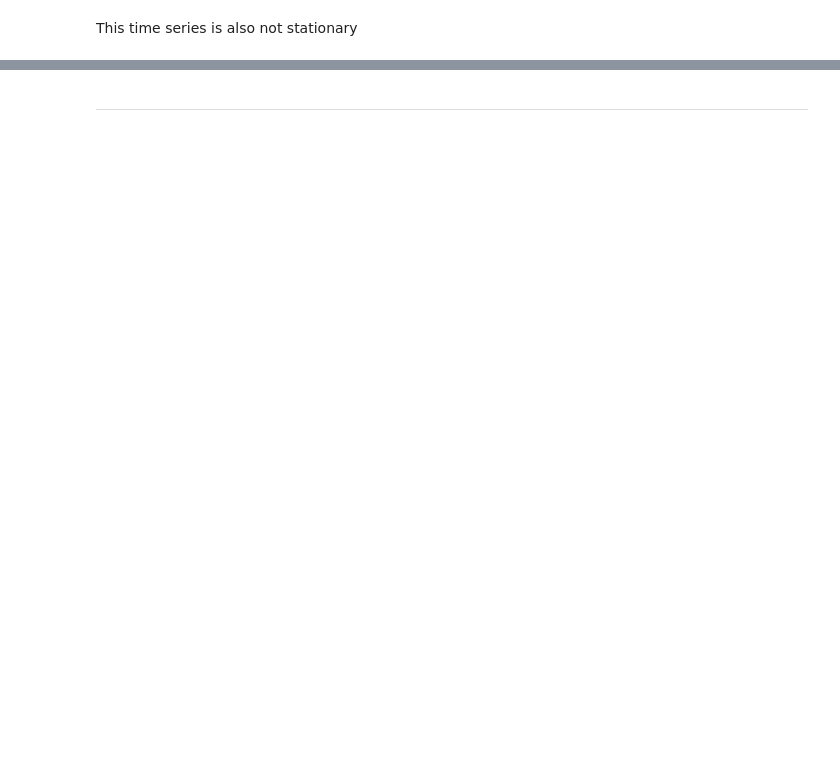
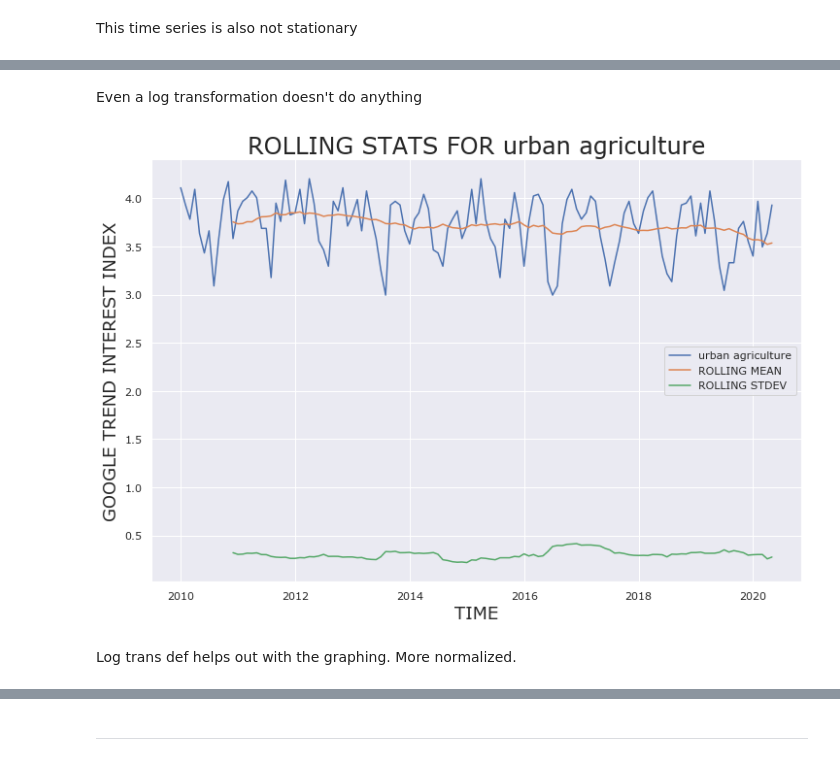
Before and after one commit to daveajstearns/mod5_project, a Jupyter notebook: sarima_models.ipynb, the cells around one changed output, grey strips where cells are left out. Cells and saved outputs as stored; diff of their text form; code cells hidden in the pictures; blank space fills up the shorter version.

```diff
--- a/sarima_models.ipynb
+++ b/sarima_models.ipynb
@@ -92,3 +101,6 @@ Critical Value (10%)     -2.580730
 dtype: float64
 # %% [markdown]
 This time series is also not stationary
+# %%
+urban_ag_log = np.log(urban_ag_int)
+gen_dftest(urban_ag_log['2010':], 'urban agriculture')
@@ -95,3 +116,11 @@ This time series is also not stationary
+# %% [markdown]
+Even a log transformation doesn't do anything
+# %%
+rolling_stats(urban_ag_log['2010':],'urban agriculture',12)
+# %% [output]
+[figure, added]
+# %% [markdown]
+Log trans def helps out with the graphing. More normalized.
 # %%
 szn_decomp(urban_ag_int['2010':], 'urban agriculture', model=['additive'],
            graphs=['trend', 'szn'])
```
Also changed, not shown: parts of 28 cells of this notebook, 1 other file.
